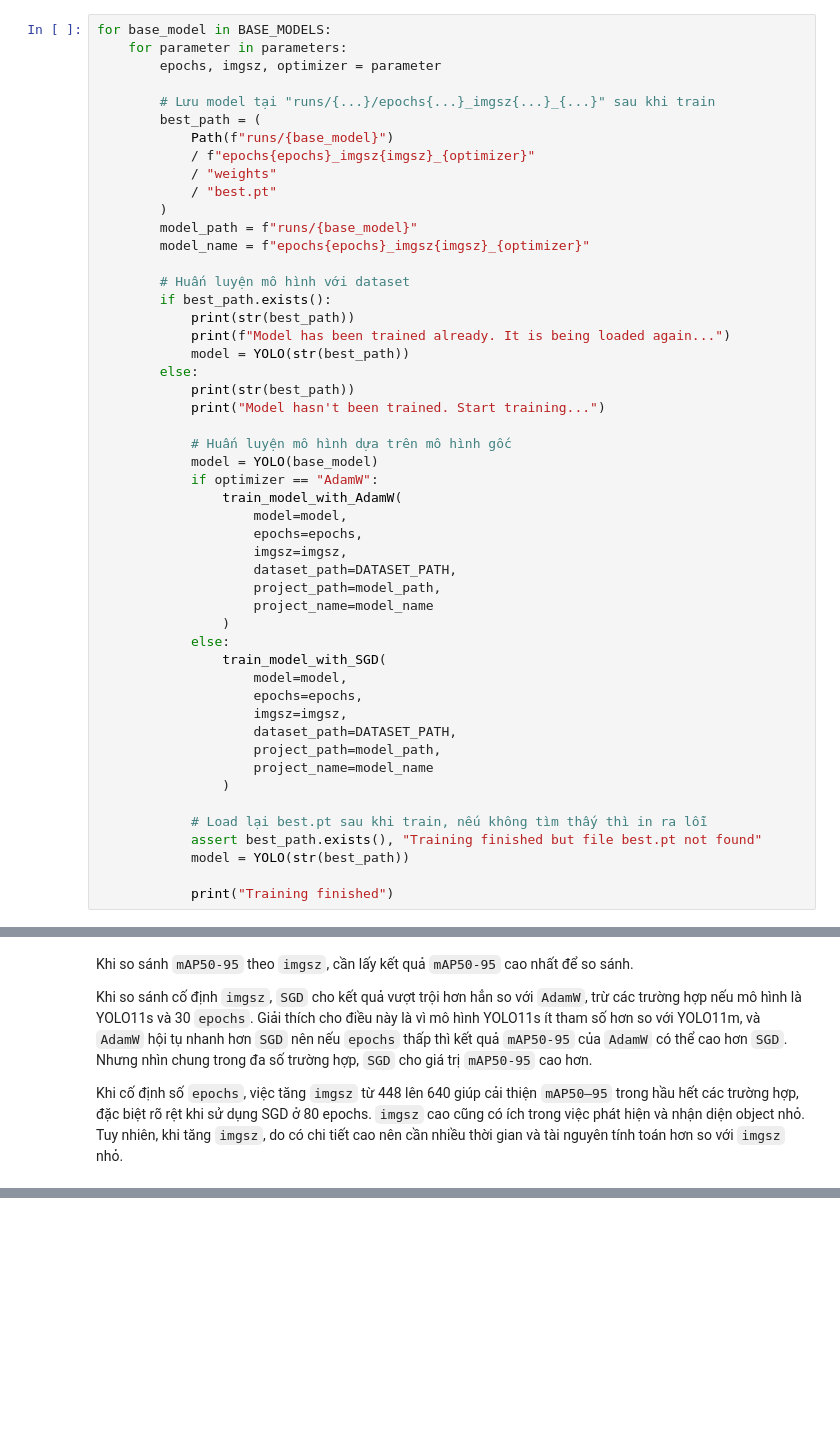
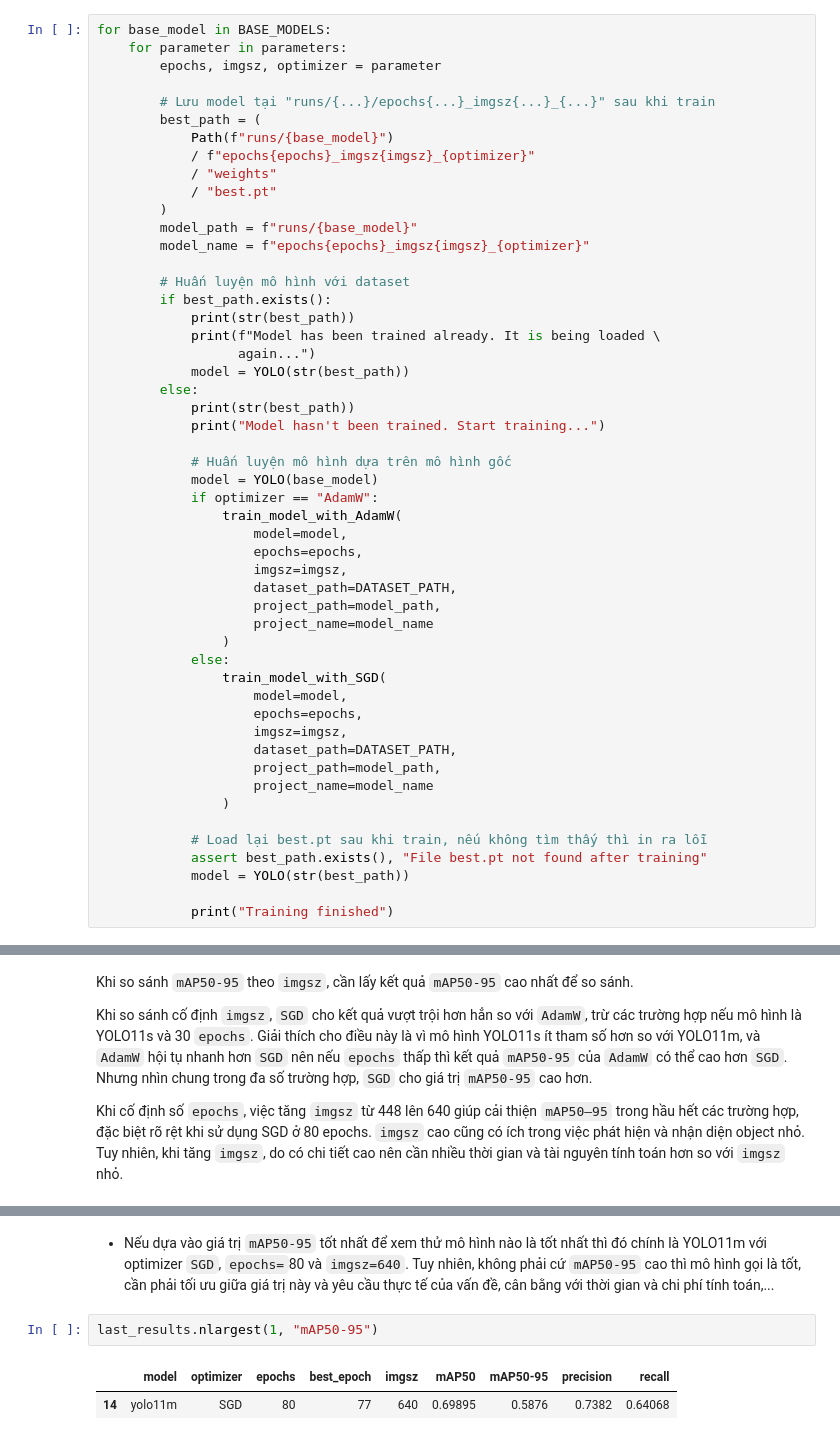
Before and after one commit to iam-BUDDYY/using-deep-learning-to-classify-animal-and-human-images, a Jupyter notebook: PROJECT REPORT.ipynb, the cells around one changed output, grey strips where cells are left out. Drawn from its saved outputs; the diff is of its cells as text; blank space fills up the shorter version.

```diff
--- a/PROJECT REPORT.ipynb
+++ b/PROJECT REPORT.ipynb
@@ -607,7 +683,8 @@ for base_model in BASE_MODELS:
         # Huấn luyện mô hình với dataset
         if best_path.exists():
             print(str(best_path))
-            print(f"Model has been trained already. It is being loaded again...")
+            print(f"Model has been trained already. It is being loaded \
+                  again...")
             model = YOLO(str(best_path))
         else:
             print(str(best_path))
@@ -635,7 +712,7 @@ for base_model in BASE_MODELS:
                 )
 
             # Load lại best.pt sau khi train, nếu không tìm thấy thì in ra lỗi
-            assert best_path.exists(), "Training finished but file best.pt not found"
+            assert best_path.exists(), "File best.pt not found after training"
             model = YOLO(str(best_path))
 
             print("Training finished")
@@ -953,0 +1055,7 @@ Khi cố định số `epochs`, việc tăng `imgsz` từ 448 lên 640 giúp c
+# %% [markdown]
+- Nếu dựa vào giá trị `mAP50-95` tốt nhất để xem thử mô hình nào là tốt nhất thì đó chính là YOLO11m với optimizer `SGD`, `epochs=`80 và `imgsz=640`. Tuy nhiên, không phải cứ `mAP50-95` cao thì mô hình gọi là tốt, cần phải tối ưu giữa giá trị này và yêu cầu thực tế của vấn đề, cân bằng với thời gian và chi phí tính toán,...
+# %%
+last_results.nlargest(1, "mAP50-95")
+# %% [output]
+|  | model | optimizer | epochs | best_epoch | imgsz | mAP50 | mAP50-95 | precision | recall |
+| 14 | yolo11m | SGD | 80 | 77 | 640 | 0.69895 | 0.5876 | 0.7382 | 0.64068 |
```
Also changed, not shown: parts of 21 cells of this notebook, 1 other file.
